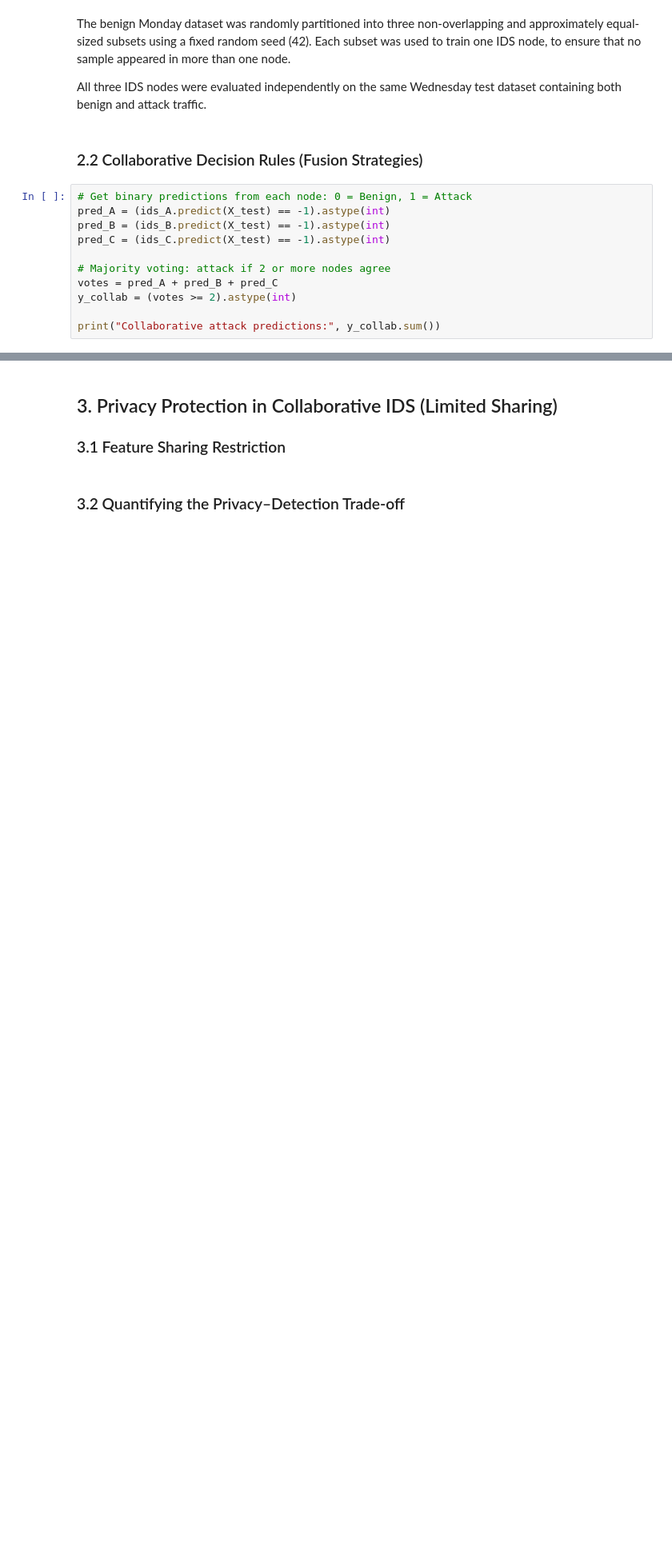
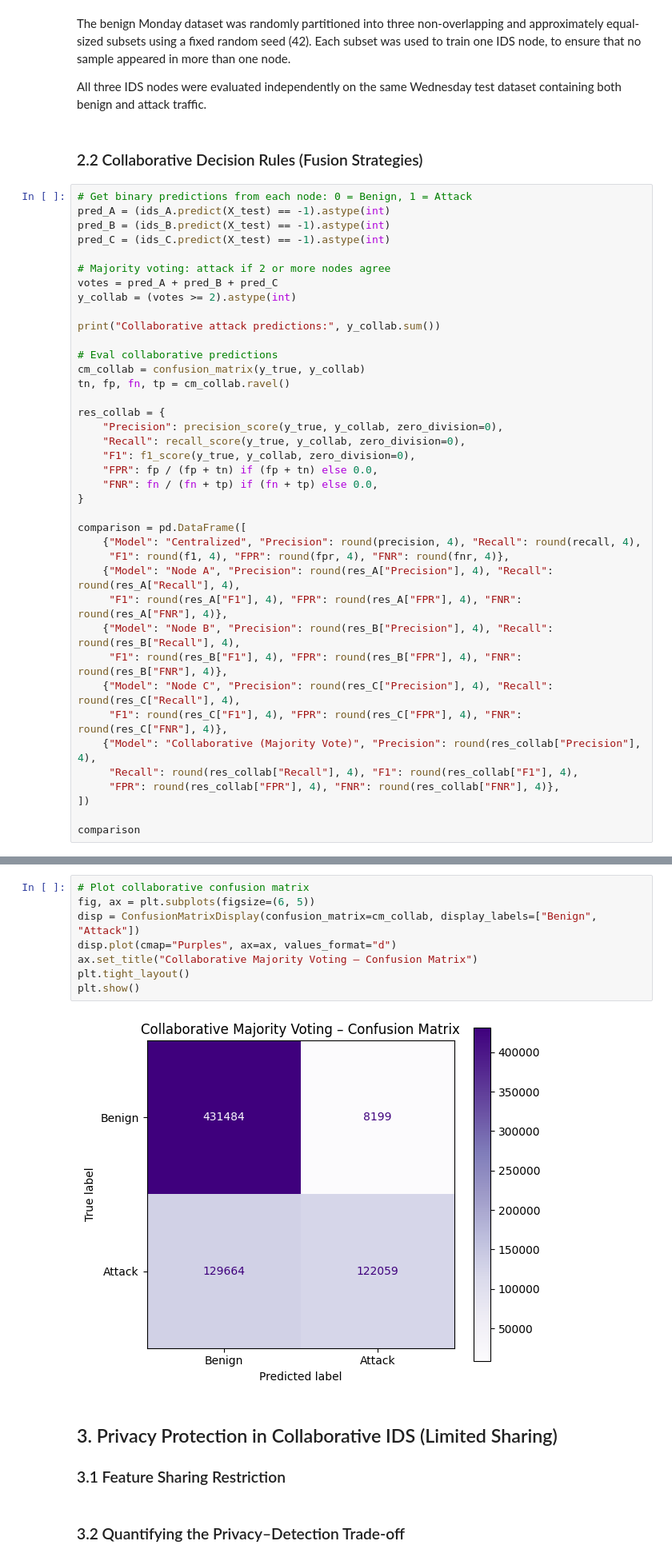
Before and after one commit to ANKOI12/INF6422E---Advanced-Concepts-in-Computer-Security, a Jupyter notebook: Lab 3/Notebook - Lab 3 - INF6422E - 2487137 - 2421549.ipynb, the cells around one changed output, grey strips where cells are left out. Shown at 80% size. Saved outputs shown, nothing was run; the diff lists cells and outputs as text; blank space fills up the shorter version.

```diff
--- a/Lab 3/Notebook - Lab 3 - INF6422E - 2487137 - 2421549.ipynb
+++ b/Lab 3/Notebook - Lab 3 - INF6422E - 2487137 - 2421549.ipynb
@@ -323,4 +323,32 @@ votes = pred_A + pred_B + pred_C
 y_collab = (votes >= 2).astype(int)
 
 print("Collaborative attack predictions:", y_collab.sum())
+
+# Eval collaborative predictions
+cm_collab = confusion_matrix(y_true, y_collab)
+tn, fp, fn, tp = cm_collab.ravel()
+
+res_collab = {
+    "Precision": precision_score(y_true, y_collab, zero_division=0),
+    "Recall": recall_score(y_true, y_collab, zero_division=0),
+    "F1": f1_score(y_true, y_collab, zero_division=0),
+    "FPR": fp / (fp + tn) if (fp + tn) else 0.0,
+    "FNR": fn / (fn + tp) if (fn + tp) else 0.0,
+}
+
+comparison = pd.DataFrame([
+    {"Model": "Centralized", "Precision": round(precision, 4), "Recall": round(recall, 4),
+     "F1": round(f1, 4), "FPR": round(fpr, 4), "FNR": round(fnr, 4)},
+    {"Model": "Node A", "Precision": round(res_A["Precision"], 4), "Recall": round(res_A["Recall"], 4),
+     "F1": round(res_A["F1"], 4), "FPR": round(res_A["FPR"], 4), "FNR": round(res_A["FNR"], 4)},
+    {"Model": "Node B", "Precision": round(res_B["Precision"], 4), "Recall": round(res_B["Recall"], 4),
+     "F1": round(res_B["F1"], 4), "FPR": round(res_B["FPR"], 4), "FNR": round(res_B["FNR"], 4)},
+    {"Model": "Node C", "Precision": round(res_C["Precision"], 4), "Recall": round(res_C["Recall"], 4),
+     "F1": round(res_C["F1"], 4), "FPR": round(res_C["FPR"], 4), "FNR": round(res_C["FNR"], 4)},
+    {"Model": "Collaborative (Majority Vote)", "Precision": round(res_collab["Precision"], 4),
+     "Recall": round(res_collab["Recall"], 4), "F1": round(res_collab["F1"], 4),
+     "FPR": round(res_collab["FPR"], 4), "FNR": round(res_collab["FNR"], 4)},
+])
+
+comparison
 # %% [output]
@@ -331,3 +366,13 @@ Each node makes an independent prediction on the Wednesday test set. The votes a
+# %%
+# Plot collaborative confusion matrix
+fig, ax = plt.subplots(figsize=(6, 5))
+disp = ConfusionMatrixDisplay(confusion_matrix=cm_collab, display_labels=["Benign", "Attack"])
+disp.plot(cmap="Purples", ax=ax, values_format="d")
+ax.set_title("Collaborative Majority Voting – Confusion Matrix")
+plt.tight_layout()
+plt.show()
+# %% [output]
+[figure, added]
 # %% [markdown]
 ## 3. Privacy Protection in Collaborative IDS (Limited Sharing)
 
```
Also changed, not shown: parts of 2 cells of this notebook.
